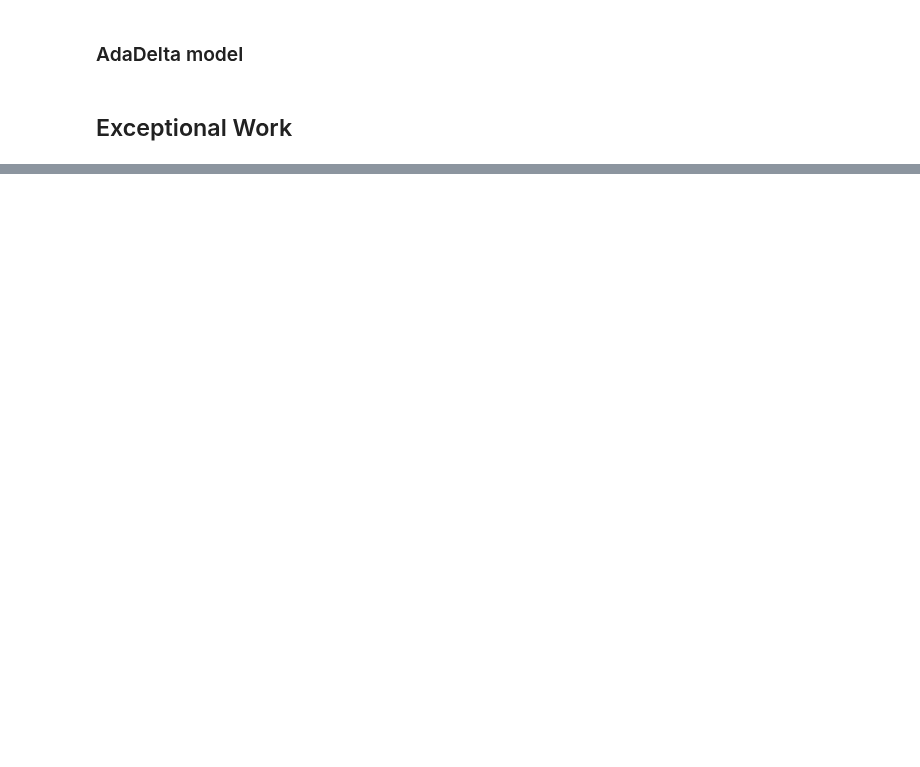
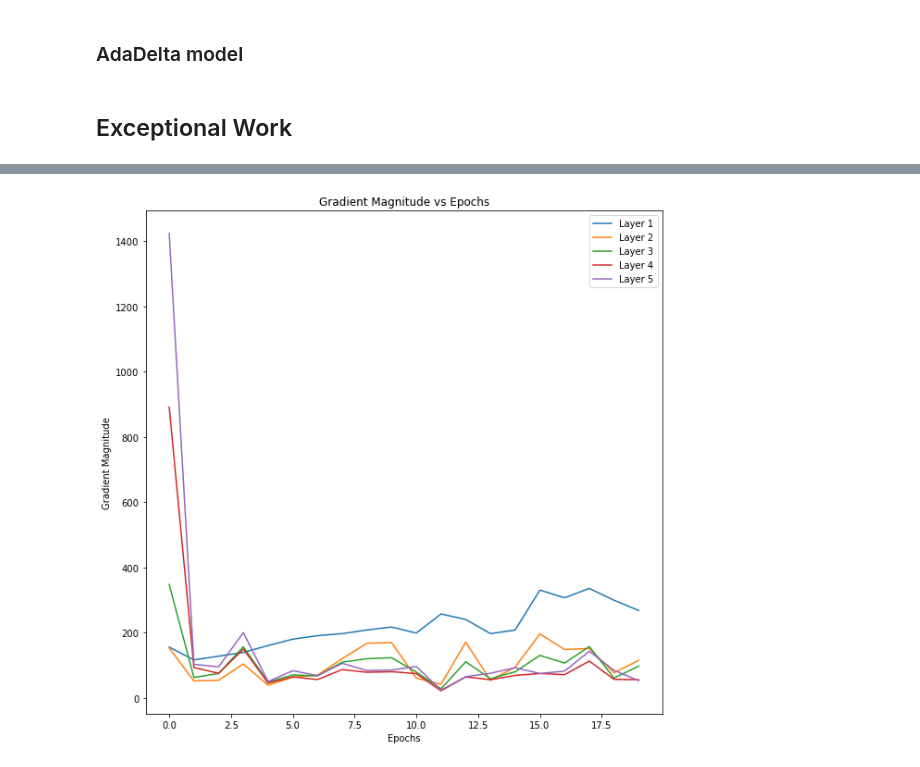
Before and after one commit to RayaanJIrani/MLLab4MultiLayerPerceptron, a Jupyter notebook: main.ipynb, the cells around one changed output, grey strips where cells are left out. Cells and saved outputs as stored; diff of their text form; code cells hidden in the pictures; blank space fills up the shorter version.

```diff
--- a/main.ipynb
+++ b/main.ipynb
@@ -895,0 +901,12 @@ dtype: int64
+# %%
+# plot gradient magnitudes:
+plt.figure(figsize=(10,10))
+for i in range(model7.n_layers):
+    plt.plot(range(len(model7.w_grad_[i])), model7.w_grad_[i], label='Layer '+str(i+1))
+plt.ylabel('Gradient Magnitude')
+plt.xlabel('Epochs')
+plt.title('Gradient Magnitude vs Epochs')
+plt.legend()
+plt.show()
+# %% [output]
+[figure, added]
```
Also changed, not shown: parts of 12 cells of this notebook.
